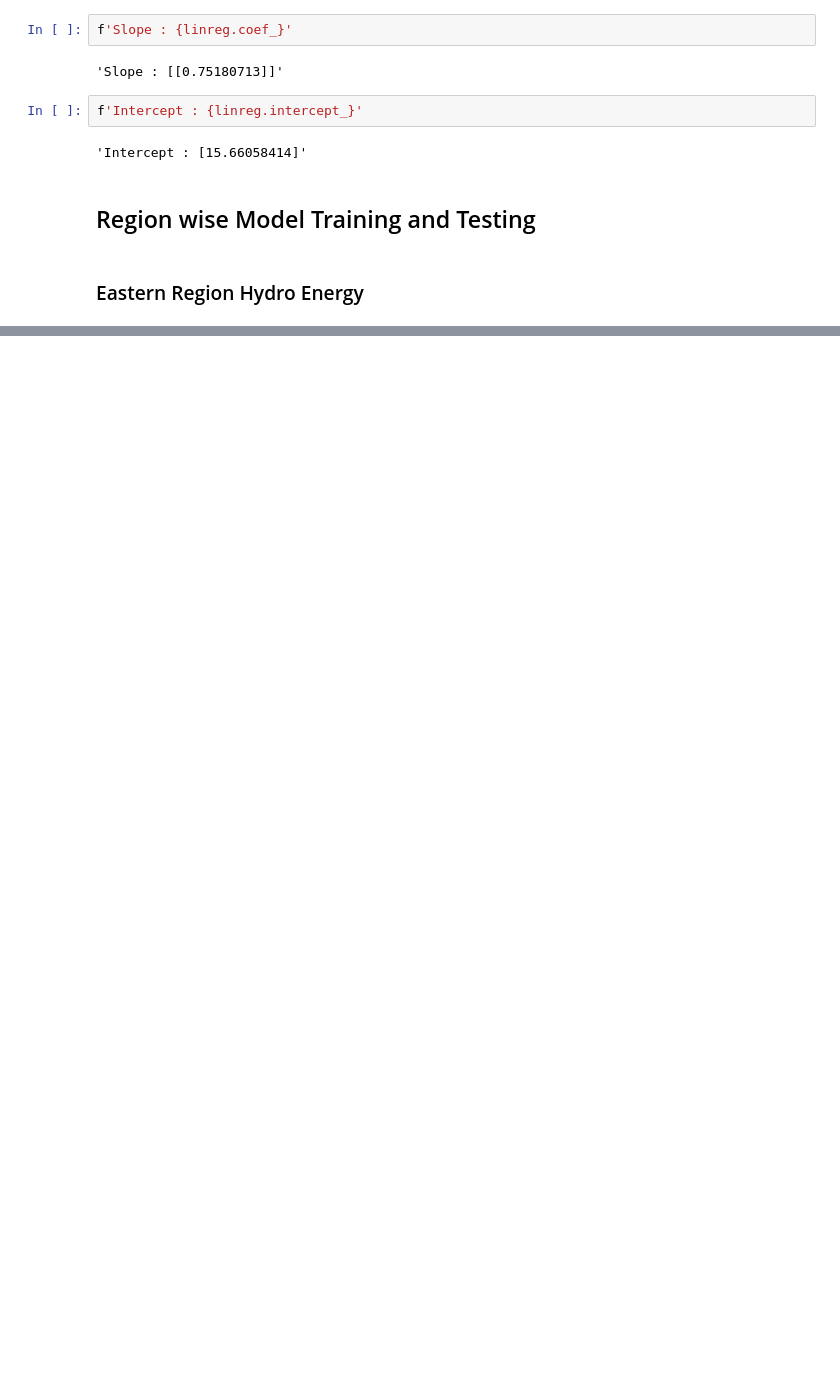
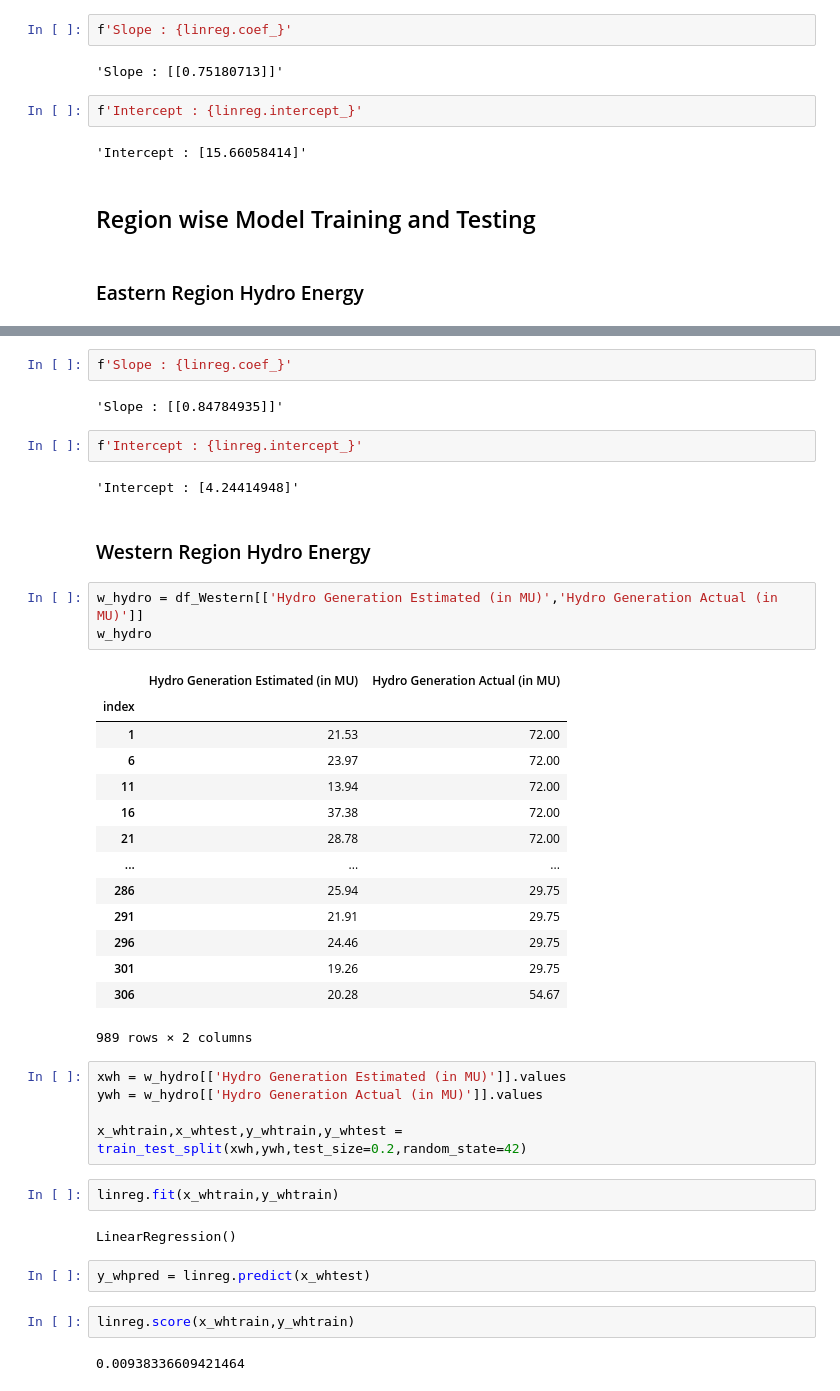
Before and after one commit to SheCodes-IEEE-CIS-GHRCE/Electricity-Generation-Analysis-and-Prediction-in-India, a Jupyter notebook: Elec-gen.ipynb, the cells around one changed output, grey strips where cells are left out. Drawn from its saved outputs; the diff is of its cells as text; blank space fills up the shorter version.

Commit message:
Hydro Modelling Done

```diff
--- a/Elec-gen.ipynb
+++ b/Elec-gen.ipynb
@@ -917,3 +811,46 @@ score = r2_score(y_htest,y_hpred)
 print(f'Test score : {score}')
 # %% [output]
 Test score : 0.8524215847946875
+# %%
+f'Slope : {linreg.coef_}'
+# %% [output]
+'Slope : [[0.84784935]]'
+# %%
+f'Intercept : {linreg.intercept_}'
+# %% [output]
+'Intercept : [4.24414948]'
+# %% [markdown]
+### Western Region Hydro Energy
+# %%
+w_hydro = df_Western[['Hydro Generation Estimated (in MU)','Hydro Generation Actual (in MU)']]
+w_hydro
+# %% [output]
+|  | Hydro Generation Estimated (in MU) | Hydro Generation Actual (in MU) |
+| index |  |  |
+| 1 | 21.53 | 72.00 |
+| 6 | 23.97 | 72.00 |
+| 11 | 13.94 | 72.00 |
+| 16 | 37.38 | 72.00 |
+| 21 | 28.78 | 72.00 |
+| ... | ... | ... |
+| 286 | 25.94 | 29.75 |
+| 291 | 21.91 | 29.75 |
+| 296 | 24.46 | 29.75 |
+| 301 | 19.26 | 29.75 |
+| 306 | 20.28 | 54.67 |
+989 rows × 2 columns
+# %%
+xwh = w_hydro[['Hydro Generation Estimated (in MU)']].values
+ywh = w_hydro[['Hydro Generation Actual (in MU)']].values
+
+x_whtrain,x_whtest,y_whtrain,y_whtest = train_test_split(xwh,ywh,test_size=0.2,random_state=42)
+# %%
+linreg.fit(x_whtrain,y_whtrain)
+# %% [output]
+LinearRegression()
+# %%
+y_whpred = linreg.predict(x_whtest)
+# %%
+linreg.score(x_whtrain,y_whtrain)
+# %% [output]
+0.00938336609421464
```
Also changed, not shown: parts of 56 cells of this notebook.
